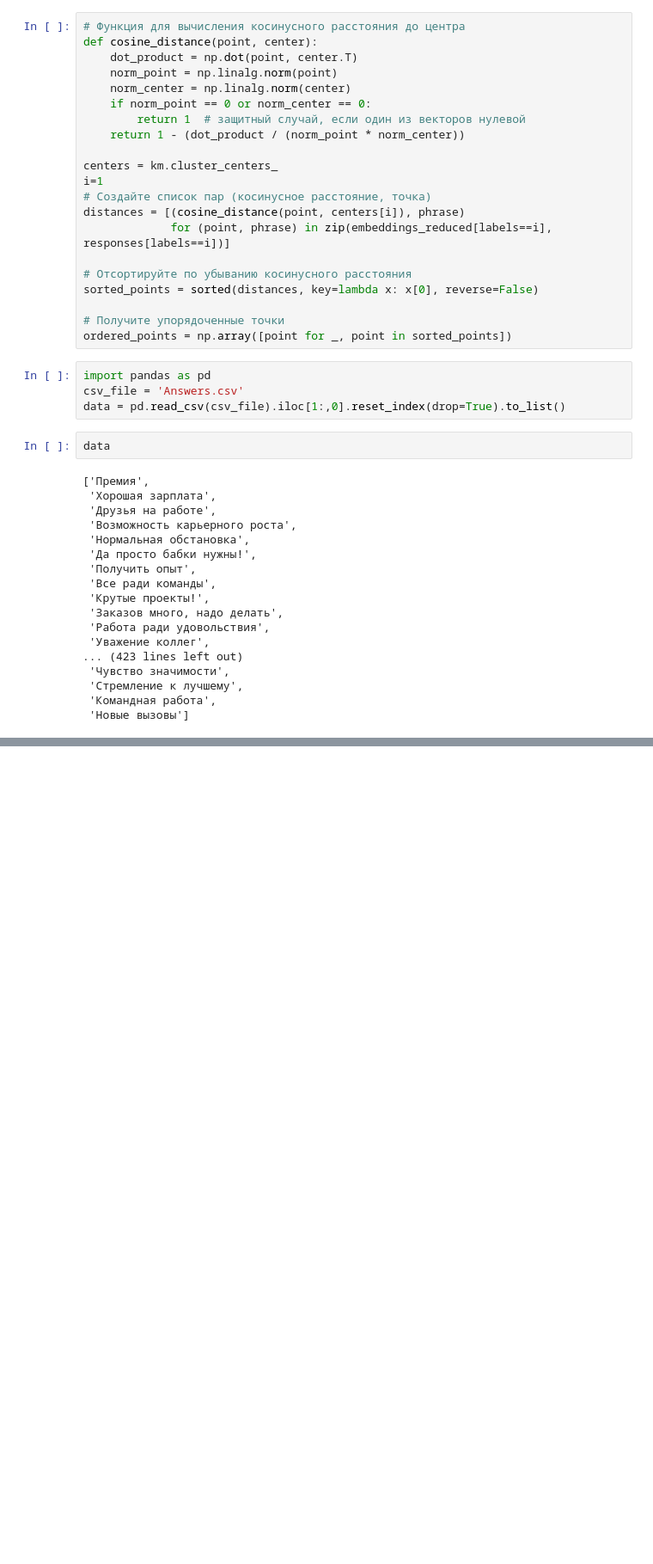
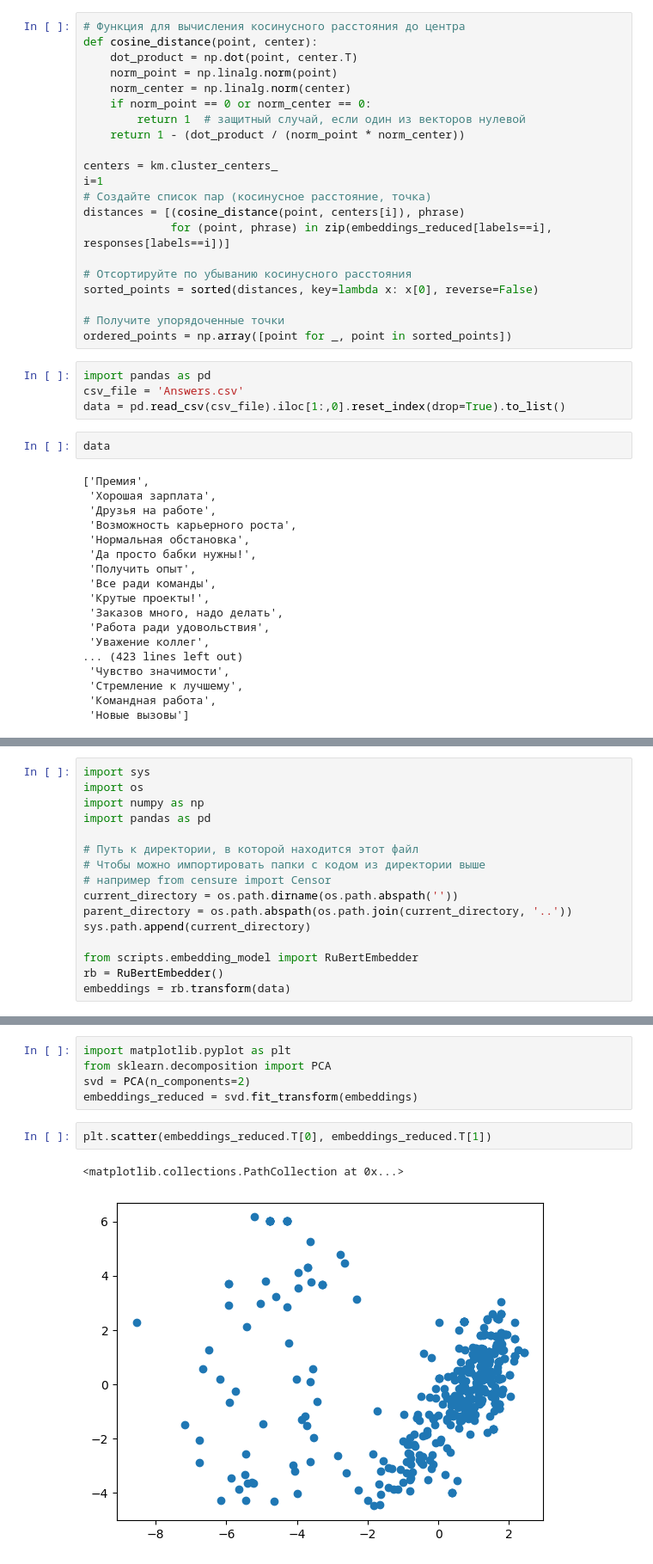
Before and after one commit to DrozdovMK/Hakaton-mts-link, a Jupyter notebook: notebooks/drozdov_test.ipynb, the cells around one changed output, grey strips where cells are left out. Shown at 86% size. Cells and saved outputs as stored; diff of their text form; blank space fills up the shorter version.

```diff
--- a/notebooks/drozdov_test.ipynb
+++ b/notebooks/drozdov_test.ipynb
@@ -230,0 +152,16 @@ list(np.array([1,2,5]))
+# %%
+import sys
+import os
+import numpy as np
+import pandas as pd
+
+# Путь к директории, в которой находится этот файл
+# Чтобы можно импортировать папки с кодом из директории выше
+# например from censure import Censor
+current_directory = os.path.dirname(os.path.abspath(''))
+parent_directory = os.path.abspath(os.path.join(current_directory, '..'))
+sys.path.append(current_directory)
+
+from scripts.embedding_model import RuBertEmbedder
+rb = RuBertEmbedder()
+embeddings = rb.transform(data)
@@ -230,0 +172,10 @@ list(np.array([1,2,5]))
+# %%
+import matplotlib.pyplot as plt
+from sklearn.decomposition import PCA
+svd = PCA(n_components=2)
+embeddings_reduced = svd.fit_transform(embeddings)
+# %%
+plt.scatter(embeddings_reduced.T[0], embeddings_reduced.T[1])
+# %% [output]
+<matplotlib.collections.PathCollection at 0x...>
+[figure, added]
```
Also changed, not shown: parts of 13 cells of this notebook, 6 other files.
